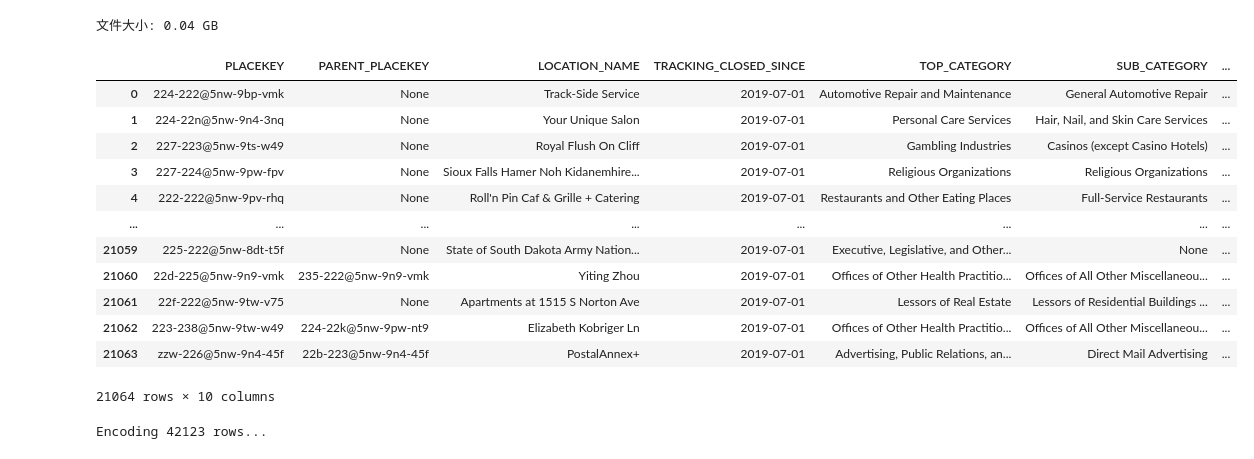
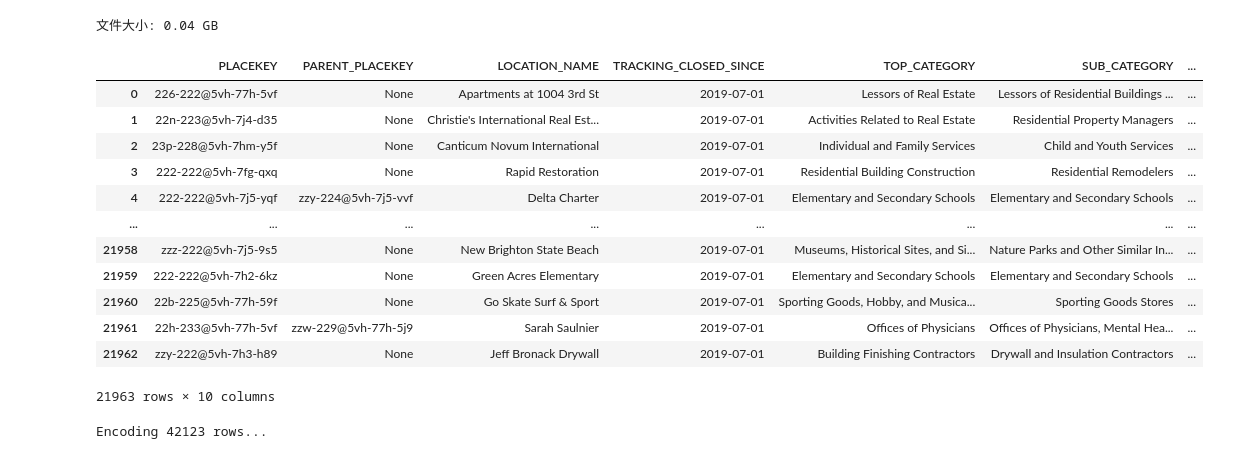
Before and after one commit to HOUPU1993/POI-study, a Jupyter notebook: 2.data_engenering/data_engineering.ipynb, the cells around one changed output. Cells and saved outputs as stored; diff of their text form; code cells hidden in the pictures.

```diff
--- a/2.data_engenering/data_engineering.ipynb
+++ b/2.data_engenering/data_engineering.ipynb
@@ -2679,22 +2731,22 @@ memory usage: 12.0+ MB
 # %% [output]
 文件大小: 0.04 GB
 # %%
-sf = gpd.read_parquet('/Users/houpuli/Redlining Lab Dropbox/HOUPU LI/POI research/Sioux_Falls_MSA/Sious_Falls_msa_poi/siousfalls_sf.parquet')
+sf = gpd.read_parquet('/Users/houpuli/Redlining Lab Dropbox/HOUPU LI/POI research/SantaCruz_MSA/santacruz_msa_poi/santacruz_sf.parquet')
 sf
 # %% [output]
 |  | PLACEKEY | PARENT_PLACEKEY | LOCATION_NAME | TRACKING_CLOSED_SINCE | TOP_CATEGORY | SUB_CATEGORY | ... |
-| 0 | 224-222@5nw-9bp-vmk | None | Track-Side Service | 2019-07-01 | Automotive Repair and Maintenance | General Automotive Repair | ... |
-| 1 | 224-22n@5nw-9n4-3nq | None | Your Unique Salon | 2019-07-01 | Personal Care Services | Hair, Nail, and Skin Care Services | ... |
-| 2 | 227-223@5nw-9ts-w49 | None | Royal Flush On Cliff | 2019-07-01 | Gambling Industries | Casinos (except Casino Hotels) | ... |
-| 3 | 227-224@5nw-9pw-fpv | None | Sioux Falls Hamer Noh Kidanemhire... | 2019-07-01 | Religious Organizations | Religious Organizations | ... |
-| 4 | 222-222@5nw-9pv-rhq | None | Roll'n Pin Caf & Grille + Catering | 2019-07-01 | Restaurants and Other Eating Places | Full-Service Restaurants | ... |
+| 0 | 226-222@5vh-77h-5vf | None | Apartments at 1004 3rd St | 2019-07-01 | Lessors of Real Estate | Lessors of Residential Buildings ... | ... |
+| 1 | 22n-223@5vh-7j4-d35 | None | Christie's International Real Est... | 2019-07-01 | Activities Related to Real Estate | Residential Property Managers | ... |
+| 2 | 23p-228@5vh-7hm-y5f | None | Canticum Novum International | 2019-07-01 | Individual and Family Services | Child and Youth Services | ... |
+| 3 | 222-222@5vh-7fg-qxq | None | Rapid Restoration | 2019-07-01 | Residential Building Construction | Residential Remodelers | ... |
+| 4 | 222-222@5vh-7j5-yqf | zzy-224@5vh-7j5-vvf | Delta Charter | 2019-07-01 | Elementary and Secondary Schools | Elementary and Secondary Schools | ... |
 | ... | ... | ... | ... | ... | ... | ... | ... |
-| 21059 | 225-222@5nw-8dt-t5f | None | State of South Dakota Army Nation... | 2019-07-01 | Executive, Legislative, and Other... | None | ... |
-| 21060 | 22d-225@5nw-9n9-vmk | 235-222@5nw-9n9-vmk | Yiting Zhou | 2019-07-01 | Offices of Other Health Practitio... | Offices of All Other Miscellaneou... | ... |
-| 21061 | 22f-222@5nw-9tw-v75 | None | Apartments at 1515 S Norton Ave | 2019-07-01 | Lessors of Real Estate | Lessors of Residential Buildings ... | ... |
-| 21062 | 223-238@5nw-9tw-w49 | 224-22k@5nw-9pw-nt9 | Elizabeth Kobriger Ln | 2019-07-01 | Offices of Other Health Practitio... | Offices of All Other Miscellaneou... | ... |
-| 21063 | zzw-226@5nw-9n4-45f | 22b-223@5nw-9n4-45f | PostalAnnex+ | 2019-07-01 | Advertising, Public Relations, an... | Direct Mail Advertising | ... |
+| 21958 | zzz-222@5vh-7j5-9s5 | None | New Brighton State Beach | 2019-07-01 | Museums, Historical Sites, and Si... | Nature Parks and Other Similar In... | ... |
+| 21959 | 222-222@5vh-7h2-6kz | None | Green Acres Elementary | 2019-07-01 | Elementary and Secondary Schools | Elementary and Secondary Schools | ... |
+| 21960 | 22b-225@5vh-77h-59f | None | Go Skate Surf & Sport | 2019-07-01 | Sporting Goods, Hobby, and Musica... | Sporting Goods Stores | ... |
+| 21961 | 22h-233@5vh-77h-5vf | zzw-229@5vh-77h-5j9 | Sarah Saulnier | 2019-07-01 | Offices of Physicians | Offices of Physicians, Mental Hea... | ... |
+| 21962 | zzy-222@5vh-7h3-h89 | None | Jeff Bronack Drywall | 2019-07-01 | Building Finishing Contractors | Drywall and Insulation Contractors | ... |
-21064 rows × 10 columns
+21963 rows × 10 columns
 # %%
 gplc_sf = search_spatial_candidates(reference_gdf=gplc, compared_gdf=sf, id_col = "PLACEKEY", k=100)
 # %%
```
Also changed, not shown: parts of 64 cells of this notebook, 2 other files.
